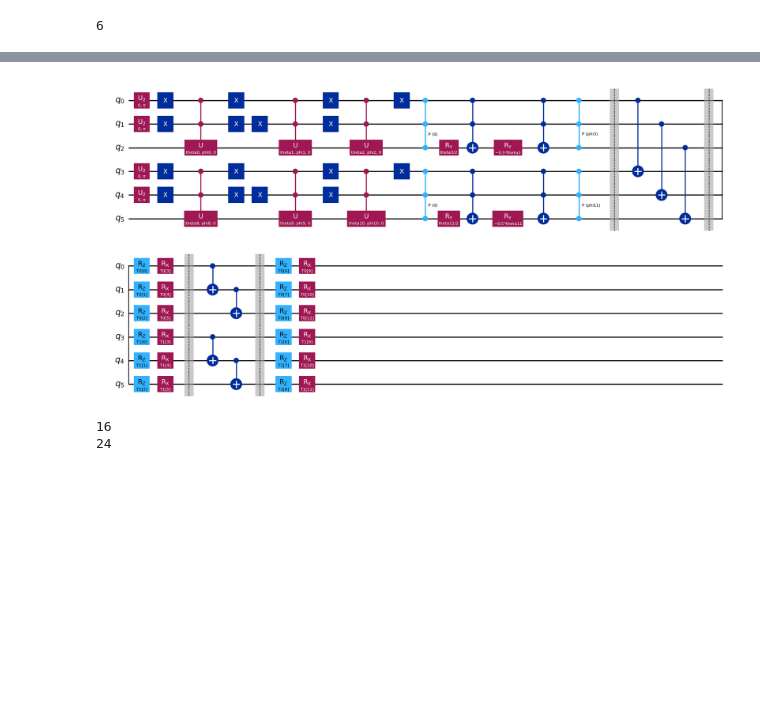
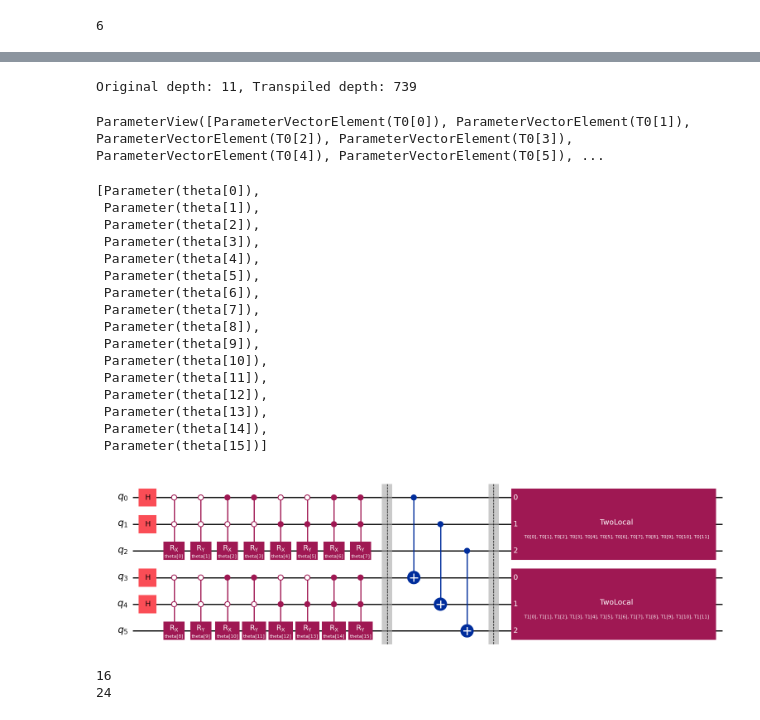
Before and after one commit to quantotto/qida, a Jupyter notebook: encode_and_classify.ipynb, the cells around one changed output, grey strips where cells are left out. Cells and saved outputs as stored; diff of their text form; code cells hidden in the pictures; blank space fills up the shorter version.

Commit message:
add vh generation add more generic gate structure

```diff
--- a/encode_and_classify.ipynb
+++ b/encode_and_classify.ipynb
@@ -57,9 +73,20 @@ n_qubits()
 # %%
-def create_classifier_circuit(img_shape: tuple, qubits_per_group: int) -> Tuple[QuantumCircuit, QuantumCircuit]:
+def rebind_gate_params(gate: Gate, start_index=0) -> Tuple[Gate, List[Parameter], int]:
+    gate_counter = start_index
+    my_gate = gate.copy()
+    new_params = []
+    for p in range(len(my_gate.params)):
+        if not isinstance(my_gate.params[p], Parameter):
+            continue
+        new_params.append(Parameter(f"theta[{gate_counter}]"))
+        my_gate.params[p] = new_params[-1]
+        gate_counter += 1
+    return my_gate, new_params, gate_counter
+
+def create_classifier_circuit(img_shape: tuple, qubits_per_group: int, gates: List[Gate]) -> Tuple[QuantumCircuit, QuantumCircuit]:
     assert qubits_per_group in (2, 3)
     assert len(img_shape) == 3
     shape = (img_shape[0] * img_shape[1], )
-    # scaled = list(map(scale_parameter, img.reshape(shape)))
     pixels_per_group = 2 ** qubits_per_group
     div_groups = shape[0] // pixels_per_group
     mod_groups = shape[0] % pixels_per_group
@@ -67,16 +94,19 @@ def create_classifier_circuit(img_shape: tuple, qubits_per_group: int) -> Tuple[
     assert n_groups * qubits_per_group < 127
     image_qc = QuantumCircuit(n_groups * qubits_per_group)
     ansatz_qc = QuantumCircuit(n_groups * qubits_per_group)
+    gate_counter = 0
+    image_params = []
     for g in range(n_groups):
         qubits = list(range(g * qubits_per_group, g * qubits_per_group + qubits_per_group))
         image_qc.h(qubits[:-1])
         for state in range(pixels_per_group // 2):
             if (g * pixels_per_group) + (2 * state) >= shape[0] - 1:
                 break
-            theta = Parameter(f"theta{g*pixels_per_group + state}")
-            phi = Parameter(f"phi{g*pixels_per_group + state}")
-            u = UGate(theta=theta, phi=phi, lam=0).control(qubits_per_group - 1, ctrl_state=state)
-            image_qc.append(u, qubits)
+            for gate in gates:
+                new_gate, new_params, gate_counter = rebind_gate_params(gate, gate_counter)
+                image_params += new_params
+                new_gate = new_gate.control(qubits_per_group - 1, ctrl_state=state)
+                image_qc.append(new_gate, qubits)
         ans_theta = Parameter(f"ans_theta{g}")
         ans_phi = Parameter(f"ans_phi{g}")
         ansatz_qc.append(
@@ -105,7 +135,7 @@ def create_classifier_circuit(img_shape: tuple, qubits_per_group: int) -> Tuple[
     qc = qc.compose(
         ansatz_qc, range(n_groups * qubits_per_group)
     )
-    return qc, image_qc.parameters, ansatz_qc.parameters
+    return qc, image_params, ansatz_qc.parameters
 # %%
 def create_random_image(rng: tuple=(0, 255)) -> np.ndarray:
     assert len(rng) == 2
@@ -155,7 +250,36 @@ print(classifier_qc.depth())
+# %%
+theta = Parameter("theta")
+phi = Parameter("phi")
+# classifier_qc, input_params, weight_params = create_classifier_circuit(img_shape, q, [UGate(theta=theta, phi=phi, lam=0)])
+classifier_qc, input_params, weight_params = create_classifier_circuit(img_shape, q, [RXGate(theta=theta), RYGate(theta=phi)])
+print(f"Original depth: {classifier_qc.depth()}, Transpiled depth: {transpiled_depth(classifier_qc, 'ibm_kyoto')}")
+classifier_qc.parameters
+# %% [output]
+Original depth: 11, Transpiled depth: 739
+ParameterView([ParameterVectorElement(T0[0]), ParameterVectorElement(T0[1]), ParameterVectorElement(T0[2]), ParameterVectorElement(T0[3]), ParameterVectorElement(T0[4]), ParameterVectorElement(T0[5]), ...
+# %%
+input_params
+# %% [output]
+[Parameter(theta[0]),
+ Parameter(theta[1]),
+ Parameter(theta[2]),
+ Parameter(theta[3]),
+ Parameter(theta[4]),
+ Parameter(theta[5]),
+ Parameter(theta[6]),
+ Parameter(theta[7]),
+ Parameter(theta[8]),
+ Parameter(theta[9]),
+ Parameter(theta[10]),
+ Parameter(theta[11]),
+ Parameter(theta[12]),
+ Parameter(theta[13]),
+ Parameter(theta[14]),
+ Parameter(theta[15])]
 # %%
-classifier_qc.decompose().draw("mpl", style="iqp")
+classifier_qc.draw("mpl", style="iqp")
 # %% [output]
-[figure, old version]
+[figure, new version]
 # %%
 print(len(input_params))
 print(len(weight_params))
```
Also changed, not shown: parts of 18 cells of this notebook.
